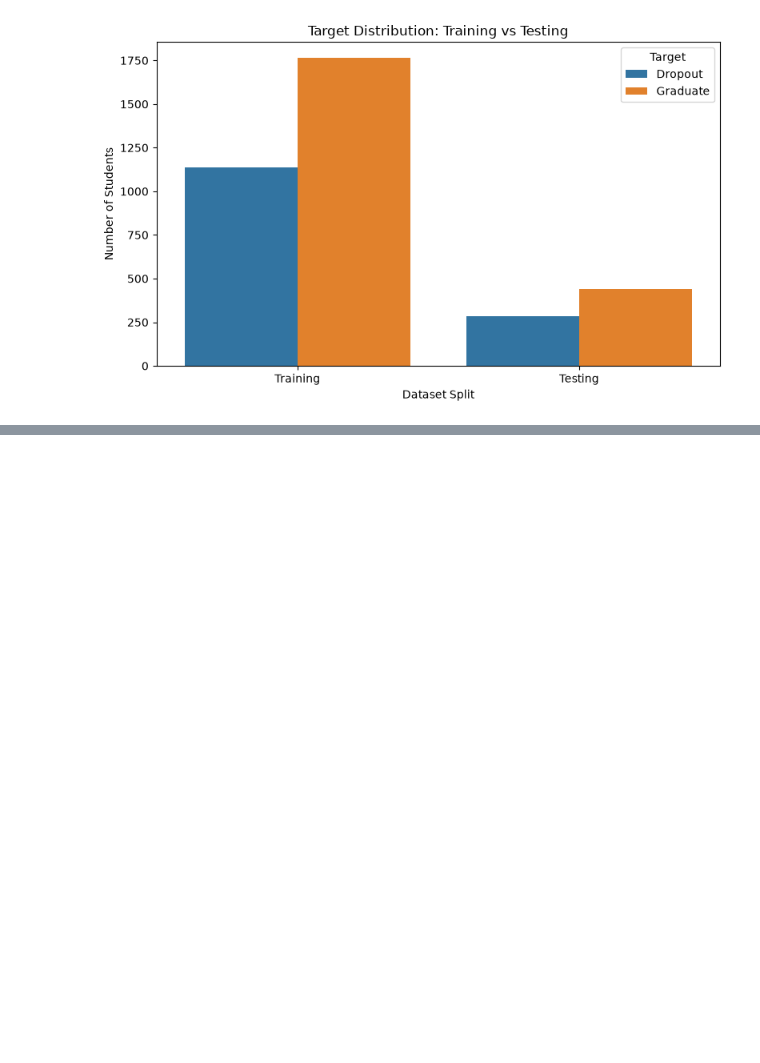
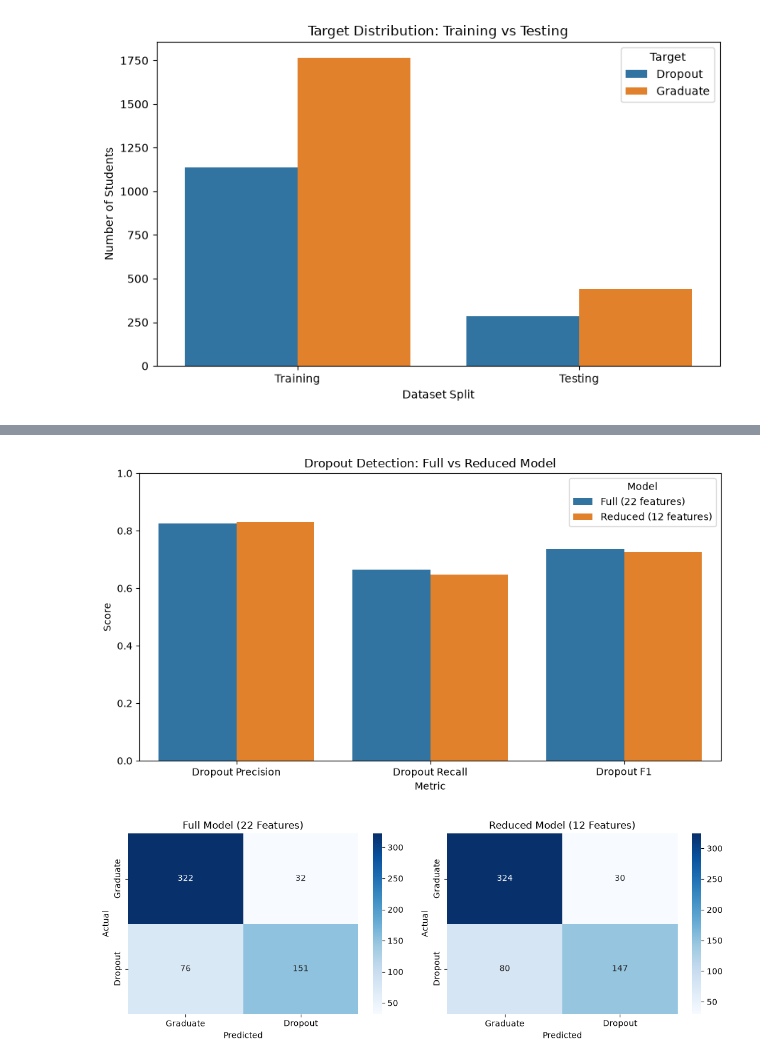
Before and after one commit to Mubhin77/student-dropout-prediction, a Jupyter notebook: notebooks/final_eda.ipynb, the cells around one changed output, grey strips where cells are left out. Cells and saved outputs as stored; diff of their text form; code cells hidden in the pictures; blank space fills up the shorter version.

```diff
--- a/notebooks/final_eda.ipynb
+++ b/notebooks/final_eda.ipynb
@@ -2649,0 +3085,78 @@ Name: count, dtype: int64
+# %%
+
+from sklearn.metrics import (
+    classification_report,
+    confusion_matrix,
+    recall_score,
+    f1_score,
+    precision_score
+)
+import pandas as pd
+import matplotlib.pyplot as plt
+import seaborn as sns
+
+# Compare dropout detection at the default 0.50 threshold
+dropout_comparison = pd.DataFrame([
+    {
+        "Model": "Full (22 features)",
+        "Dropout Precision": precision_score(y_val, full_pred),
+        "Dropout Recall": recall_score(y_val, full_pred),
+        "Dropout F1": f1_score(y_val, full_pred)
+    },
+    {
+        "Model": "Reduced (12 features)",
+        "Dropout Precision": precision_score(y_val, reduced_pred),
+        "Dropout Recall": recall_score(y_val, reduced_pred),
+        "Dropout F1": f1_score(y_val, reduced_pred)
+    }
+])
+
+display(dropout_comparison.round(4))
+
+# Visualize dropout detection metrics
+plot_data = dropout_comparison.melt(
+    id_vars="Model",
+    var_name="Metric",
+    value_name="Score"
+)
+
+plt.figure(figsize=(9, 5))
+
+sns.barplot(
+    data=plot_data,
+    x="Metric",
+    y="Score",
+    hue="Model"
+)
+
+plt.ylim(0, 1)
+plt.title("Dropout Detection: Full vs Reduced Model")
+plt.tight_layout()
+plt.show()
+
+# Confusion matrices
+fig, axes = plt.subplots(1, 2, figsize=(11, 4))
+
+for ax, predictions, title in [
+    (axes[0], full_pred, "Full Model (22 Features)"),
+    (axes[1], reduced_pred, "Reduced Model (12 Features)")
+]:
+    cm = confusion_matrix(y_val, predictions)
+
+    sns.heatmap(
+        cm,
+        annot=True,
+        fmt="d",
+        cmap="Blues",
+        xticklabels=["Graduate", "Dropout"],
+        yticklabels=["Graduate", "Dropout"],
+        ax=ax
+    )
+
+    ax.set_title(title)
+    ax.set_xlabel("Predicted")
+    ax.set_ylabel("Actual")
+
+plt.tight_layout()
+plt.show()
+# %% [output]
@@ -2649,0 +3166,2 @@ Name: count, dtype: int64
+[figure, added]
+[figure, added]
```
Also changed, not shown: parts of 12 cells of this notebook, 2 other files.
